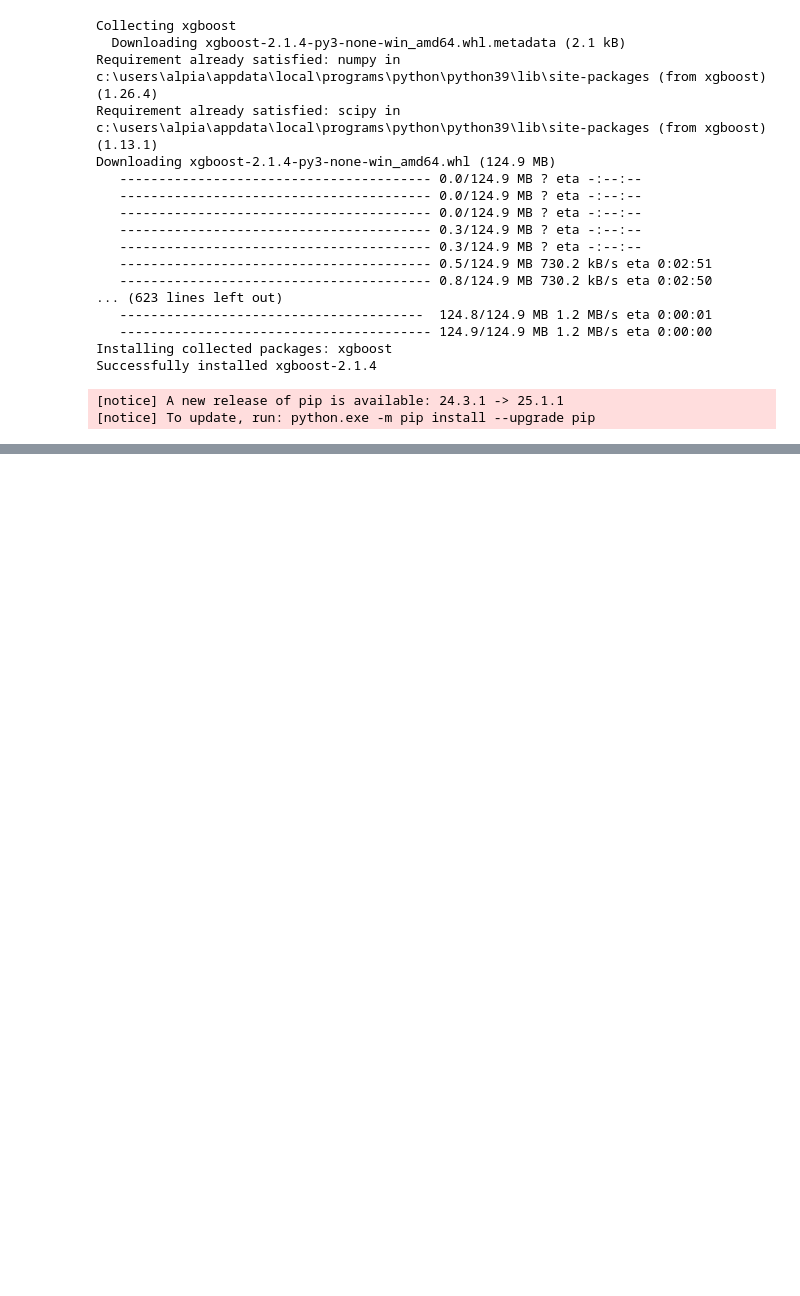
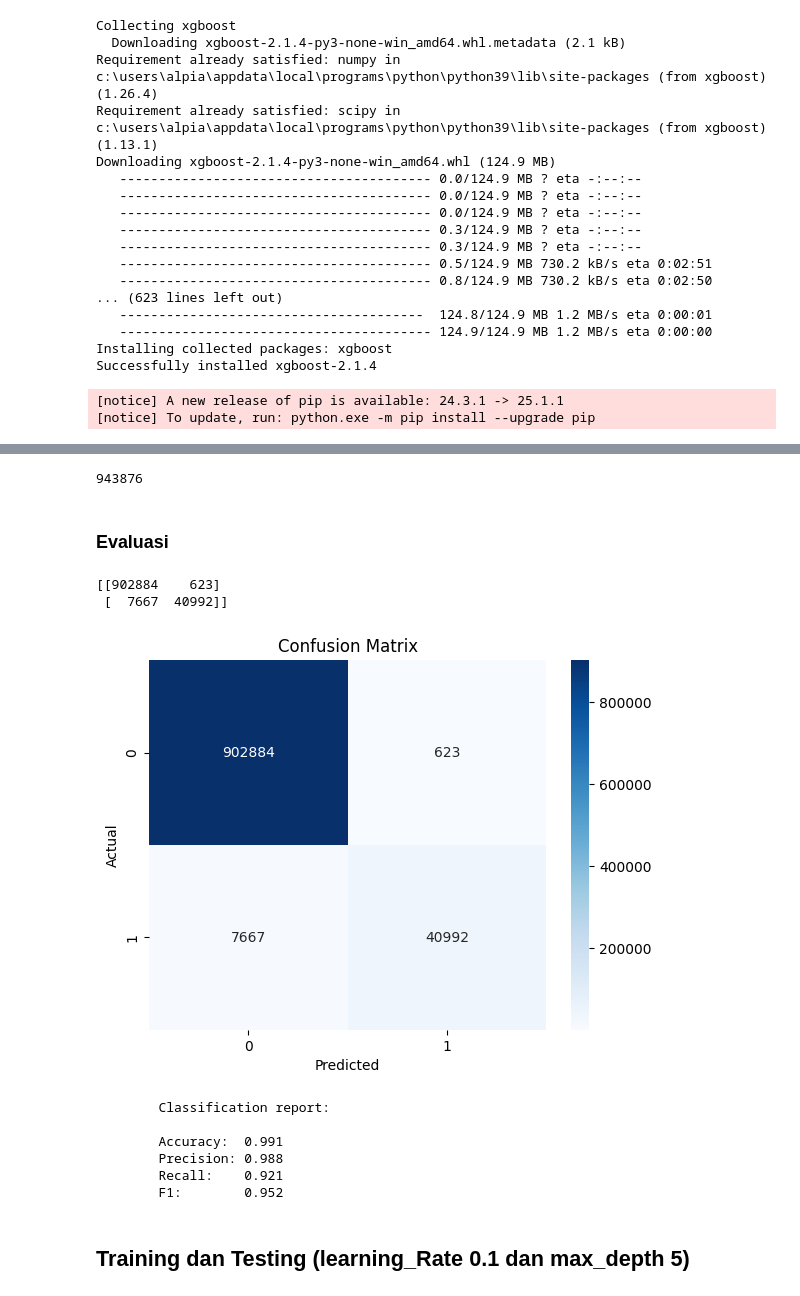
Before and after one commit to Roymundus/TugasAkhir, a Jupyter notebook: code_gabungan.ipynb, the cells around one changed output, grey strips where cells are left out. Cells and saved outputs as stored; diff of their text form; code cells hidden in the pictures; blank space fills up the shorter version.

```diff
--- a/code_gabungan.ipynb
+++ b/code_gabungan.ipynb
@@ -1216,0 +1315,45 @@ print(df_test.ml.metrics.classification_report('label', 'xgboost_prediction', av
+# %%
+mask = df_test['label'] == df_test['xgboost_prediction']
+jumlah_sama = df_test[mask].count()
+print(jumlah_sama)
+# %% [output]
+943876
+# %% [markdown]
+### Evaluasi
+# %%
+from sklearn.metrics import confusion_matrix
+import matplotlib.pyplot as plt
+import seaborn as sns
+
+# Mendapatkan nilai aktual (label) dan prediksi (xgboost_prediction)
+y_true = df_test['label'].to_numpy()
+y_pred = df_test['xgboost_prediction'].to_numpy()
+
+# Menghitung confusion matrix
+conf_matrix = confusion_matrix(y_true, y_pred)
+
+# Menampilkan confusion matrix
+print(conf_matrix)
+
+# Visualisasi confusion matrix menggunakan seaborn
+sns.heatmap(conf_matrix, annot=True, fmt='d', cmap='Blues',
+            xticklabels=df_test['label'].unique(), yticklabels=df_test['label'].unique())
+plt.xlabel('Predicted')
+plt.ylabel('Actual')
+plt.title('Confusion Matrix')
+plt.show()
+# %% [output]
+[[902884    623]
+ [  7667  40992]]
+[figure, added]
+# %%
+print(df_test.ml.metrics.classification_report('label', 'xgboost_prediction', average='macro'))
+# %% [output]
+        Classification report:
+
+        Accuracy:  0.991
+        Precision: 0.988
+        Recall:    0.921
+        F1:        0.952
+# %% [markdown]
+## Training dan Testing (learning_Rate 0.1 dan max_depth 5)
```
Also changed, not shown: parts of 32 cells of this notebook.
